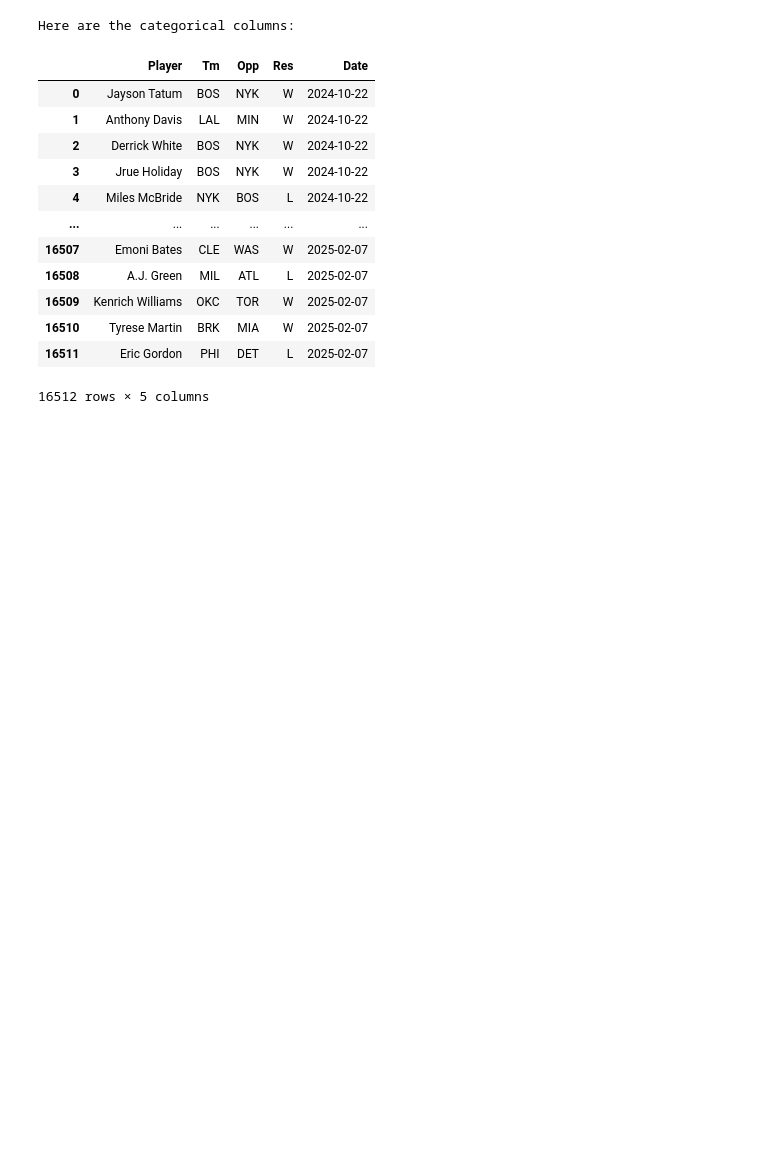
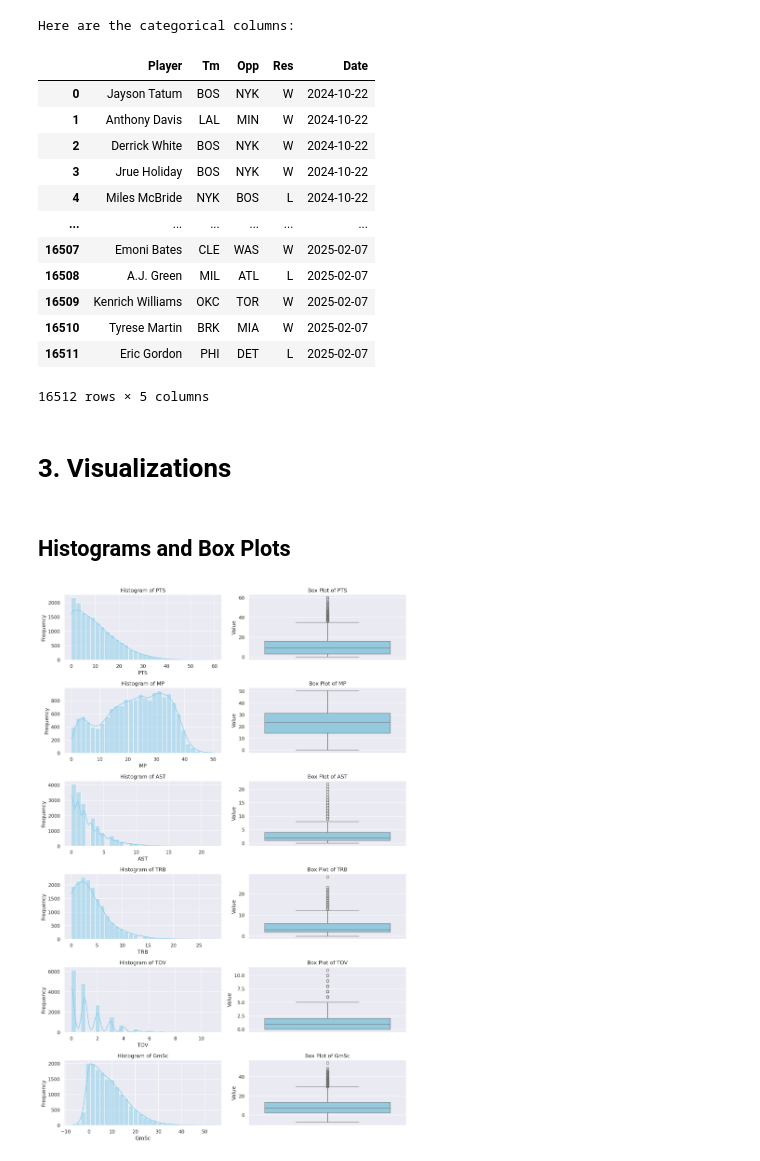
Before and after one commit to KylePineiroCode/nba_web_app_predictor, a Jupyter notebook: notebooks/EDA_Notebook.ipynb, the cells around one changed output. Saved outputs shown, nothing was run; the diff lists cells and outputs as text; code cells hidden in the pictures; blank space fills up the shorter version.

Commit message:
created some visualizations

```diff
--- a/notebooks/EDA_Notebook.ipynb
+++ b/notebooks/EDA_Notebook.ipynb
@@ -2,6 +2,7 @@
 # Exploring the Data
 # %%
 # All the imports needed for this notebook
+import os
 import pandas as pd
 import numpy as np
 import matplotlib.pyplot as plt
@@ -12,11 +13,33 @@ import warnings
 plt.style.use('ggplot')
 pd.set_option('display.max_columns', 50)
 warnings.filterwarnings('ignore')
+
+#Used for the correlation matrix
+sns.set_theme(context="notebook", font_scale=0.9)
+plt.rcParams.update({
+    "figure.figsize": (14, 12),
+    "figure.dpi": 140,
+    "axes.titlesize": 14,
+    "axes.labelsize": 12,
+    "xtick.labelsize": 10,
+    "ytick.labelsize": 10,
+})
+sns.set_theme(color_codes=True)
 # %% [markdown]
 ## 1. Reading the Dataset
 # %%
 # Make sure to change to your path after cloning
-train_data = pd.read_csv('/home/kylep/ML/ML_Projects/nba_web_app_predictor/data/training_dataset.csv')
+# Defining different paths
+desktop_path = '/home/kylep/ML/ML_Projects/nba_web_app_predictor/data/training_dataset.csv'
+laptop_path = '/home/kylep/ML/projects/nba_web_app_predictor/data/training_dataset.csv'
+
+# Use whichever exists
+if os.path.exists(desktop_path):
+    train_data = pd.read_csv(desktop_path)
+elif os.path.exists(laptop_path):
+    train_data = pd.read_csv(laptop_path)
+else:
+    raise FileNotFoundError("Data file not found on either path")
 print(f"The shape of the data set is: {train_data.shape}!")
 display(train_data.head())
 print()
@@ -145,3 +168,28 @@ Here are the categorical columns:
 | 16510 | Tyrese Martin | BRK | MIA | W | 2025-02-07 |
 | 16511 | Eric Gordon | PHI | DET | L | 2025-02-07 |
 16512 rows × 5 columns
+# %% [markdown]
+ #  3. Visualizations
+# %% [markdown]
+## Histograms and Box Plots
+# %%
+# Get the numerical columns in a list
+num_list = train_data.select_dtypes(exclude=['object', 'datetime64[ns]']).columns.tolist()
+# Columns I would like to see visualizations on
+new_num_loc = train_data[num_list].loc[: , ['PTS', 'MP', 'AST', 'TRB', 'TOV', 'GmSc']]
+variables = len(new_num_loc.columns)
+fig, axes = plt.subplots(variables, 2, figsize=(12, 18))
+
+for i, column in enumerate(new_num_loc.columns):  # Iterate over column names
+    sns.histplot(data=new_num_loc, x=column, kde=True, bins=30, ax=axes[i, 0], color='skyblue')
+    axes[i, 0].set_title(f'Histogram of {column}')
+    axes[i, 0].set_ylabel("Frequency")
+
+    sns.boxplot(data=new_num_loc, y=column, ax=axes[i, 1], color='skyblue')
+    axes[i, 1].set_title(f'Box Plot of {column}')
+    axes[i, 1].set_ylabel("Value")
+
+plt.tight_layout()
+plt.show()
+# %% [output]
+[figure, added]
```
Also changed, not shown: parts of 3 cells of this notebook.
